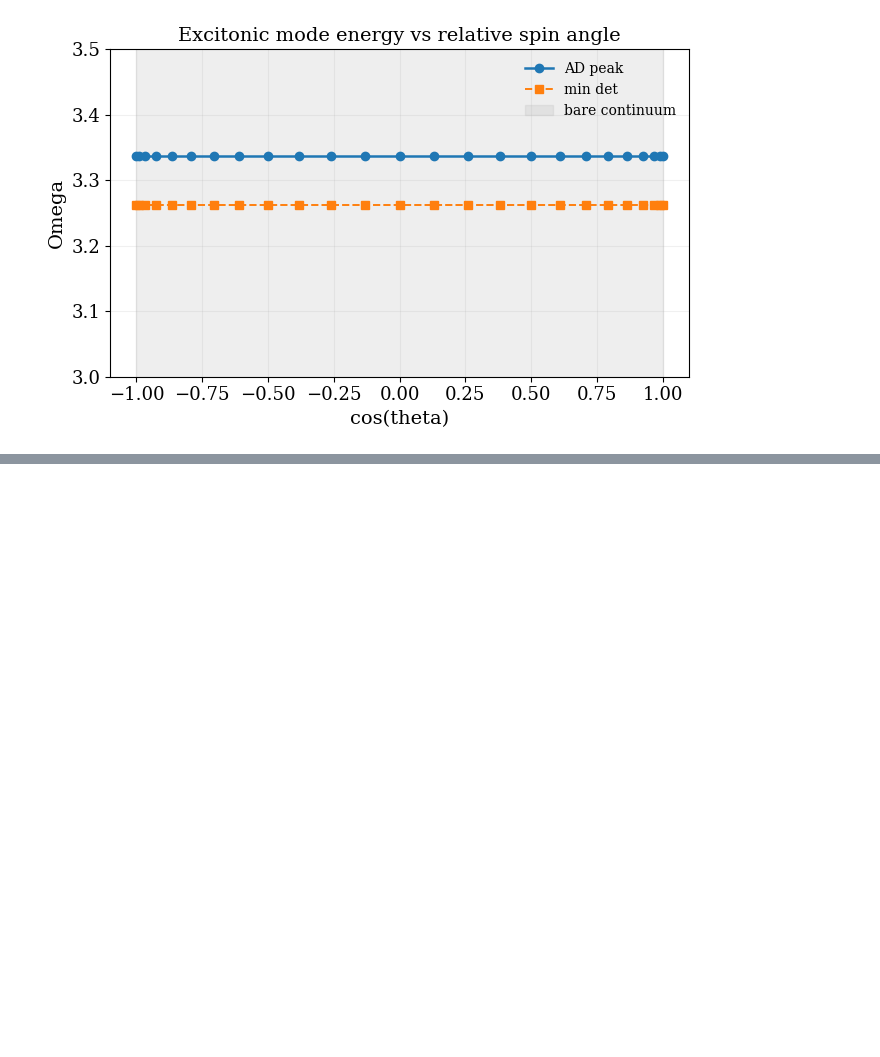
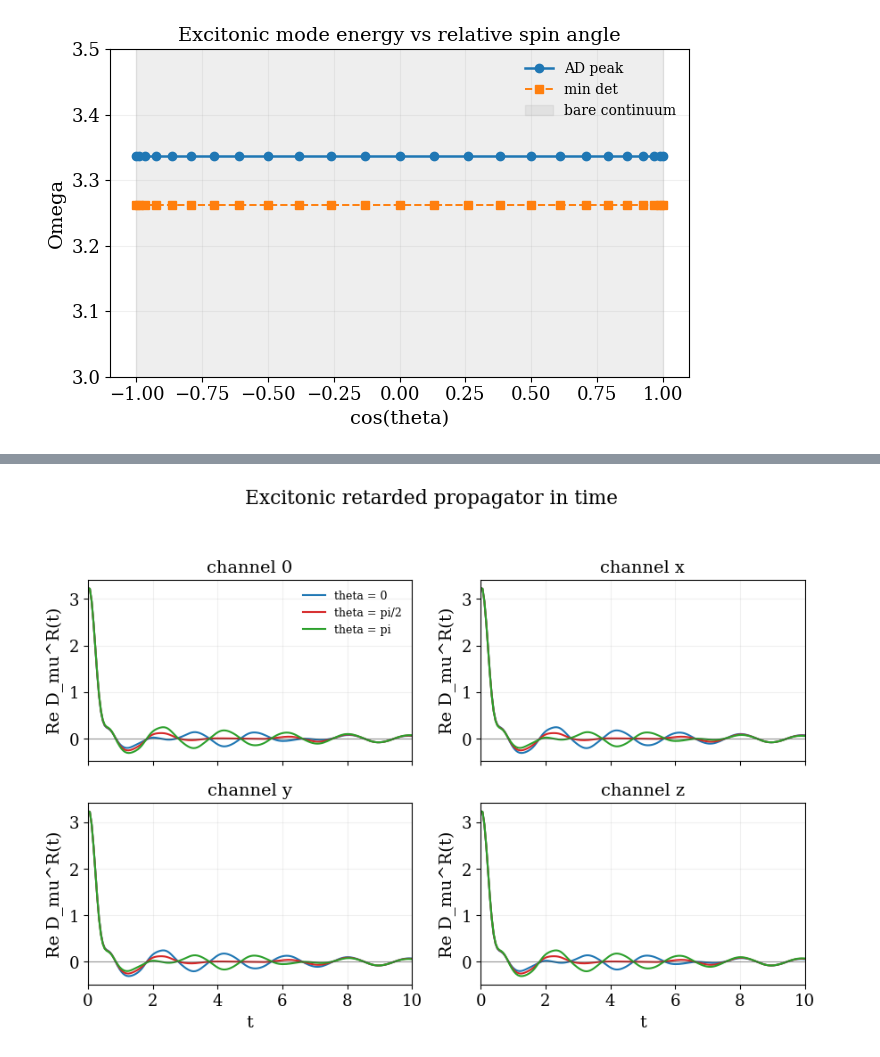
Before and after one commit to fegarciaga/05_tJ_exciton, a Jupyter notebook: RPA-exciton/StaticBethe.ipynb, the cells around one changed output, grey strips where cells are left out. Cells and saved outputs as stored; diff of their text form; code cells hidden in the pictures; blank space fills up the shorter version.

```diff
--- a/RPA-exciton/StaticBethe.ipynb
+++ b/RPA-exciton/StaticBethe.ipynb
@@ -86,15 +76,15 @@ ks = collect(range(-π, stop=π - 2π/L, length=L))
 ωs = collect(range(ωmin, ωmax, length=Nω))
 dω = ωs[2] - ωs[1];
 # %%
-# Pauli en el espacio de spin físico.
+# Pauli matrices in physical spin space.
 σ_spin_0 = ComplexF64[1 0; 0 1]
 σ_spin_x = ComplexF64[0 1; 1 0]
-σ_spin_y = ComplexF64[0 -im; im 0]
+σ_spin_y = ComplexF64[0 -1im; 1im 0]
 σ_spin_z = ComplexF64[1 0; 0 -1]
 σ_spin = [σ_spin_0, σ_spin_x, σ_spin_y, σ_spin_z]
 
-# Vértices excitónicos. Son matrices 2x2 entre las copias de spin de capa 2 y capa 1.
-# La estructura inter-capa no está en Γ; está en el bilineal c1† Γ c2.
+# Excitonic vertices. They are 2x2 matrices between the spin copies of layer 2 and layer 1.
+# The inter-layer structure is not in Γ; it is in the bilinear c1† Γ c2.
 Γ_exciton = σ_spin ./ sqrt(2)
 channel_labels = ["0", "x", "y", "z"];
 # %%
@@ -190,7 +180,7 @@ function polarization_R_langreth(Ωs, ωs, ks, θ)
                     acc[μ, ν] += tr(Γμ' * G1R * Γν * G2L + Γμ' * G1L * Γν * G2A)
                 end
             end
-            Π[:, :, iΩ] .+= (-im) * acc * dω / (2π * length(ks))
+            Π[:, :, iΩ] .+= (-1im) * acc * dω / (2π * length(ks))
         end
     end
 
@@ -211,7 +201,7 @@ function polarization_R_band_benchmark(Ωs, ks, θ)
             occ = fermi(data.E2[b, ik]) - fermi(data.E1[a, ik])
 
             for (iΩ, Ω) in enumerate(Ωs)
-                denom = Ω + im*ηΩ - ΔE
+                denom = Ω + 1im*ηΩ - ΔE
                 pref = occ / denom / length(ks)
                 for μ in 1:4, ν in 1:4
                     Π[μ, ν, iΩ] += pref * Mμ[μ][a, b] * conj(Mμ[ν][a, b])
@@ -511,7 +499,7 @@ vmax_comp = vmax_comp > 0 ? vmax_comp : 1.0
 
 for μ in 1:4
     ax = axs_flat[μ]
-    im = ax.imshow(component_maps[μ]; origin="lower", aspect="auto",
+    img = ax.imshow(component_maps[μ]; origin="lower", aspect="auto",
                    extent=(first(Ωs), last(Ωs), first(θ_over_pi), last(θ_over_pi)),
                    cmap="magma", vmin=0, vmax=vmax_comp)
     ax.plot(cont_min, θ_over_pi; color="#7dd3fc", lw=1.0, ls=":")
@@ -525,7 +513,7 @@ axs[2, 1].set_xlabel("Omega")
 axs[2, 2].set_xlabel("Omega")
 axs[1, 1].set_ylabel("theta/pi")
 axs[2, 1].set_ylabel("theta/pi")
-fig.colorbar(im, ax=axs_flat, shrink=0.86, label="-2 Im D_mumu")
+fig.colorbar(img, ax=axs_flat, shrink=0.86, label="-2 Im D_mumu")
 fig.suptitle("BSE spectral maps by exciton channel")
 fig.tight_layout(rect=(0, 0, 0.92, 0.95))
 # %% [output]
@@ -563,0 +562,63 @@ con eje horizontal `Ω` y eje vertical `θ` o `cos(θ)`.
+# %%
+# Independent parameters for the time-domain Fourier transform.
+Ωtime_min = -15.0
+Ωtime_max = 15.0
+NΩtime = 2001
+Ωs_time = collect(range(Ωtime_min, Ωtime_max, length=NΩtime))
+
+tmax_time = 40.0
+Nt_time = 700
+ts = collect(range(0.0, tmax_time, length=Nt_time))
+
+use_hann_window = true
+
+function hann_window(n::Int)
+    n <= 1 && return ones(Float64, n)
+    return [0.5 * (1 - cos(2π * (j - 1) / (n - 1))) for j in 1:n]
+end
+
+function inverse_fourier_retarded(DΩ, Ωs, ts; use_window=true)
+    dΩ = length(Ωs) > 1 ? Ωs[2] - Ωs[1] : 1.0
+    W = use_window ? hann_window(length(Ωs)) : ones(Float64, length(Ωs))
+    return [sum((W .* DΩ) .* exp.(-1im .* Ωs .* t)) * dΩ / (2π) for t in ts]
+end
+
+function channel_time_response_band(θval, ts; Ωs_ft=Ωs_time, ks=ks, V=V, use_window=use_hann_window)
+    sol = solve_angle_band(θval; Ωs=Ωs_ft, ks=ks, V=V)
+    Dt = zeros(ComplexF64, 4, length(ts))
+    for μ in 1:4
+        DμΩ = [sol.D[μ, μ, iΩ] for iΩ in axes(sol.D, 3)]
+        Dt[μ, :] .= inverse_fourier_retarded(DμΩ, Ωs_ft, ts; use_window=use_window)
+    end
+    return Dt
+end
+
+time_angles = [0.0, π/2, π]
+time_angle_labels = ["0", "pi/2", "pi"]
+
+println("Fourier grid: Ω in [$Ωtime_min, $Ωtime_max], NΩ=$NΩtime, Hann window=$use_hann_window")
+Dtime_by_angle = [channel_time_response_band(θval, ts) for θval in time_angles]
+
+fig, axs = subplots(2, 2, figsize=(9.0, 6.4), sharex=true)
+axs_flat = [axs[1, 1], axs[1, 2], axs[2, 1], axs[2, 2]]
+colors = ["#1f77b4", "#d62728", "#2ca02c"]
+
+for μ in 1:4
+    ax = axs_flat[μ]
+    for ia in eachindex(time_angles)
+        ax.plot(ts, -real.(Dtime_by_angle[ia][μ, :]), lw=1.5, color=colors[ia],
+                label="theta = " * time_angle_labels[ia])
+    end
+    ax.axhline(0.0, color="0.25", lw=0.8, alpha=0.5)
+    ax.set_title("channel " * channel_labels[μ])
+    ax.set_ylabel("Re D_mu^R(t)")
+    ax.grid(alpha=0.18)
+    ax.set_xlim(0,10)
+end
+
+axs_flat[3].set_xlabel("t")
+axs_flat[4].set_xlabel("t")
+axs_flat[1].legend(frameon=false, fontsize=9)
+fig.suptitle("Excitonic retarded propagator in time")
+fig.tight_layout(rect=(0, 0, 1, 0.95))
+# %% [output]
@@ -563,0 +626 @@ con eje horizontal `Ω` y eje vertical `θ` o `cos(θ)`.
+[figure, added]
```
Also changed, not shown: parts of 19 cells of this notebook.
